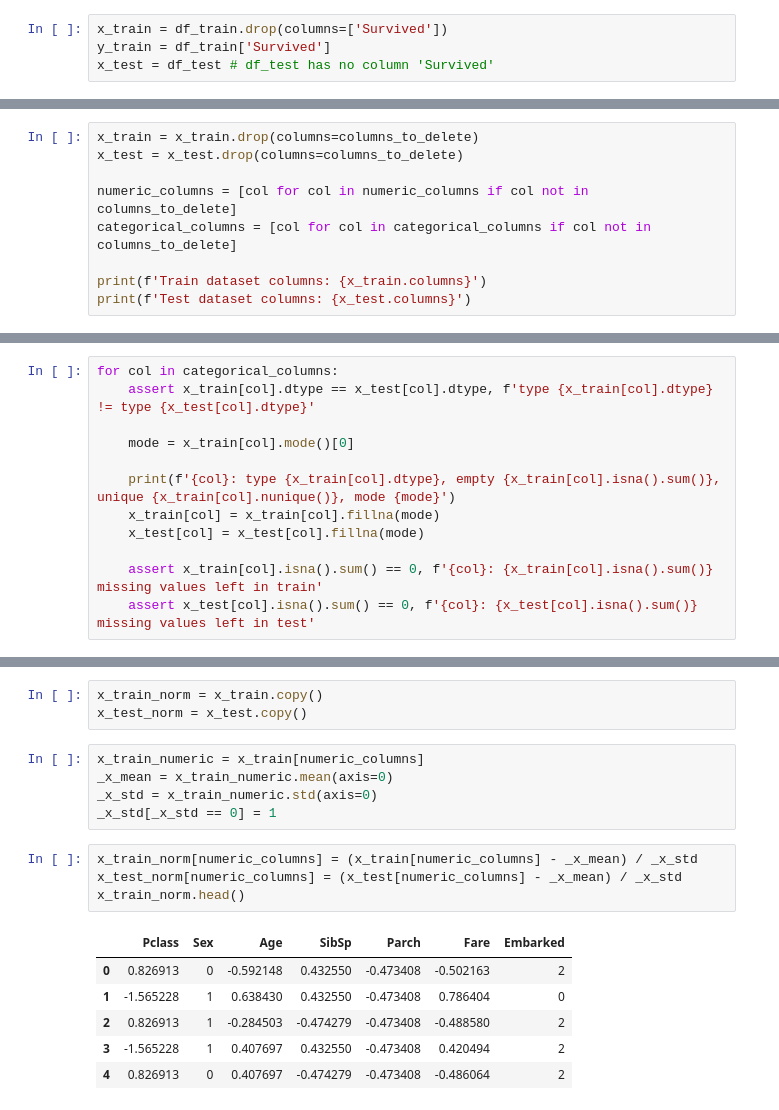
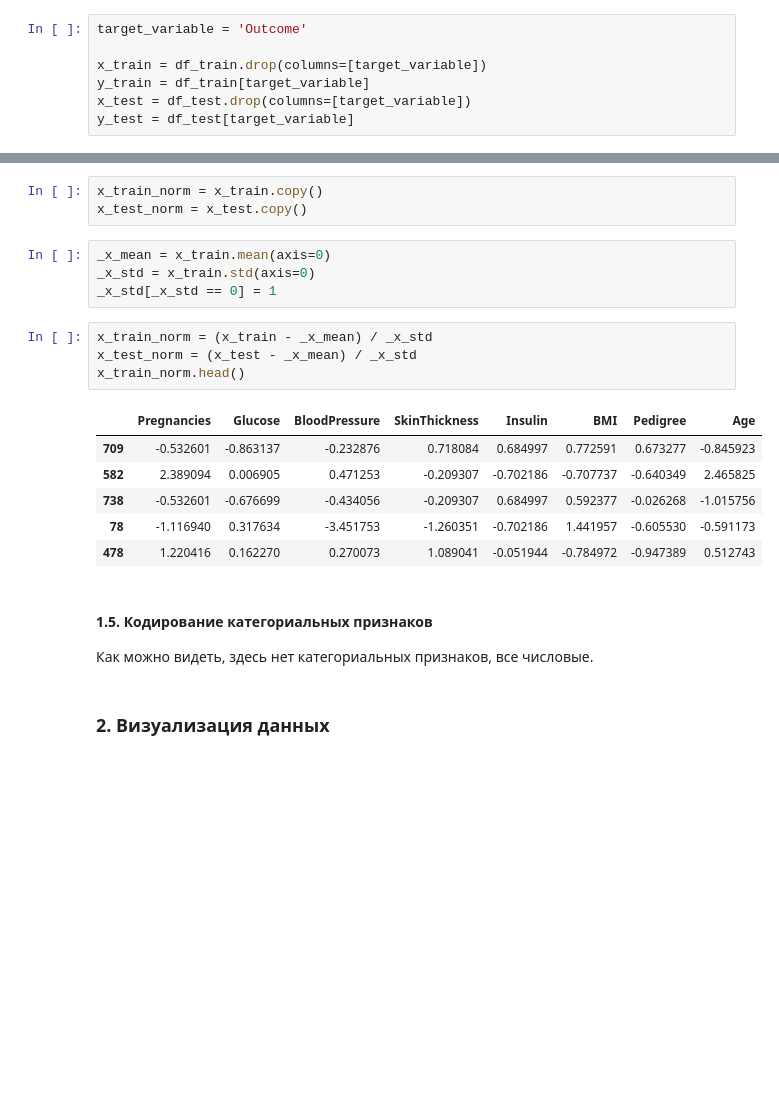
Before and after one commit to Vad1mChK/LabsAiSystems, a Jupyter notebook: lab6/lab6.ipynb, the cells around one changed output, grey strips where cells are left out. Cells and saved outputs as stored; diff of their text form; blank space fills up the shorter version.

```diff
--- a/lab6/lab6.ipynb
+++ b/lab6/lab6.ipynb
@@ -136,5 +136,8 @@ Missing values in test dataset: 79.19%
 # %%
-x_train = df_train.drop(columns=['Survived'])
-y_train = df_train['Survived']
-x_test = df_test # df_test has no column 'Survived'
+target_variable = 'Outcome'
+
+x_train = df_train.drop(columns=[target_variable])
+y_train = df_train[target_variable]
+x_test = df_test.drop(columns=[target_variable])
+y_test = df_test[target_variable]
 # %% [markdown]
@@ -191,9 +148,0 @@ columns_to_delete
-# %%
-x_train = x_train.drop(columns=columns_to_delete)
-x_test = x_test.drop(columns=columns_to_delete)
-
-numeric_columns = [col for col in numeric_columns if col not in columns_to_delete]
-categorical_columns = [col for col in categorical_columns if col not in columns_to_delete]
-
-print(f'Train dataset columns: {x_train.columns}')
-print(f'Test dataset columns: {x_test.columns}')
@@ -226,12 +203,0 @@ Fare: type float64, empty 0, mean 32.204208
-# %%
-for col in categorical_columns:
-    assert x_train[col].dtype == x_test[col].dtype, f'type {x_train[col].dtype} != type {x_test[col].dtype}'
-
-    mode = x_train[col].mode()[0]
-
-    print(f'{col}: type {x_train[col].dtype}, empty {x_train[col].isna().sum()}, unique {x_train[col].nunique()}, mode {mode}')
-    x_train[col] = x_train[col].fillna(mode)
-    x_test[col] = x_test[col].fillna(mode)
-
-    assert x_train[col].isna().sum() == 0, f'{col}: {x_train[col].isna().sum()} missing values left in train'
-    assert x_test[col].isna().sum() == 0, f'{col}: {x_test[col].isna().sum()} missing values left in test'
@@ -263,18 +214,23 @@ $$
 x_train_norm = x_train.copy()
 x_test_norm = x_test.copy()
 # %%
-x_train_numeric = x_train[numeric_columns]
-_x_mean = x_train_numeric.mean(axis=0)
-_x_std = x_train_numeric.std(axis=0)
+_x_mean = x_train.mean(axis=0)
+_x_std = x_train.std(axis=0)
 _x_std[_x_std == 0] = 1
 # %%
-x_train_norm[numeric_columns] = (x_train[numeric_columns] - _x_mean) / _x_std
-x_test_norm[numeric_columns] = (x_test[numeric_columns] - _x_mean) / _x_std
+x_train_norm = (x_train - _x_mean) / _x_std
+x_test_norm = (x_test - _x_mean) / _x_std
 x_train_norm.head()
 # %% [output]
-|  | Pclass | Sex | Age | SibSp | Parch | Fare | Embarked |
-| 0 | 0.826913 | 0 | -0.592148 | 0.432550 | -0.473408 | -0.502163 | 2 |
-| 1 | -1.565228 | 1 | 0.638430 | 0.432550 | -0.473408 | 0.786404 | 0 |
-| 2 | 0.826913 | 1 | -0.284503 | -0.474279 | -0.473408 | -0.488580 | 2 |
-| 3 | -1.565228 | 1 | 0.407697 | 0.432550 | -0.473408 | 0.420494 | 2 |
-| 4 | 0.826913 | 0 | 0.407697 | -0.474279 | -0.473408 | -0.486064 | 2 |
+|  | Pregnancies | Glucose | BloodPressure | SkinThickness | Insulin | BMI | Pedigree | Age |
+| 709 | -0.532601 | -0.863137 | -0.232876 | 0.718084 | 0.684997 | 0.772591 | 0.673277 | -0.845923 |
+| 582 | 2.389094 | 0.006905 | 0.471253 | -0.209307 | -0.702186 | -0.707737 | -0.640349 | 2.465825 |
+| 738 | -0.532601 | -0.676699 | -0.434056 | -0.209307 | 0.684997 | 0.592377 | -0.026268 | -1.015756 |
+| 78 | -1.116940 | 0.317634 | -3.451753 | -1.260351 | -0.702186 | 1.441957 | -0.605530 | -0.591173 |
+| 478 | 1.220416 | 0.162270 | 0.270073 | 1.089041 | -0.051944 | -0.784972 | -0.947389 | 0.512743 |
+# %% [markdown]
+#### 1.5. Кодирование категориальных признаков
+
+Как можно видеть, здесь нет категориальных признаков, все числовые.
+# %% [markdown]
+### 2. Визуализация данных
```
Also changed, not shown: parts of 70 cells of this notebook.
